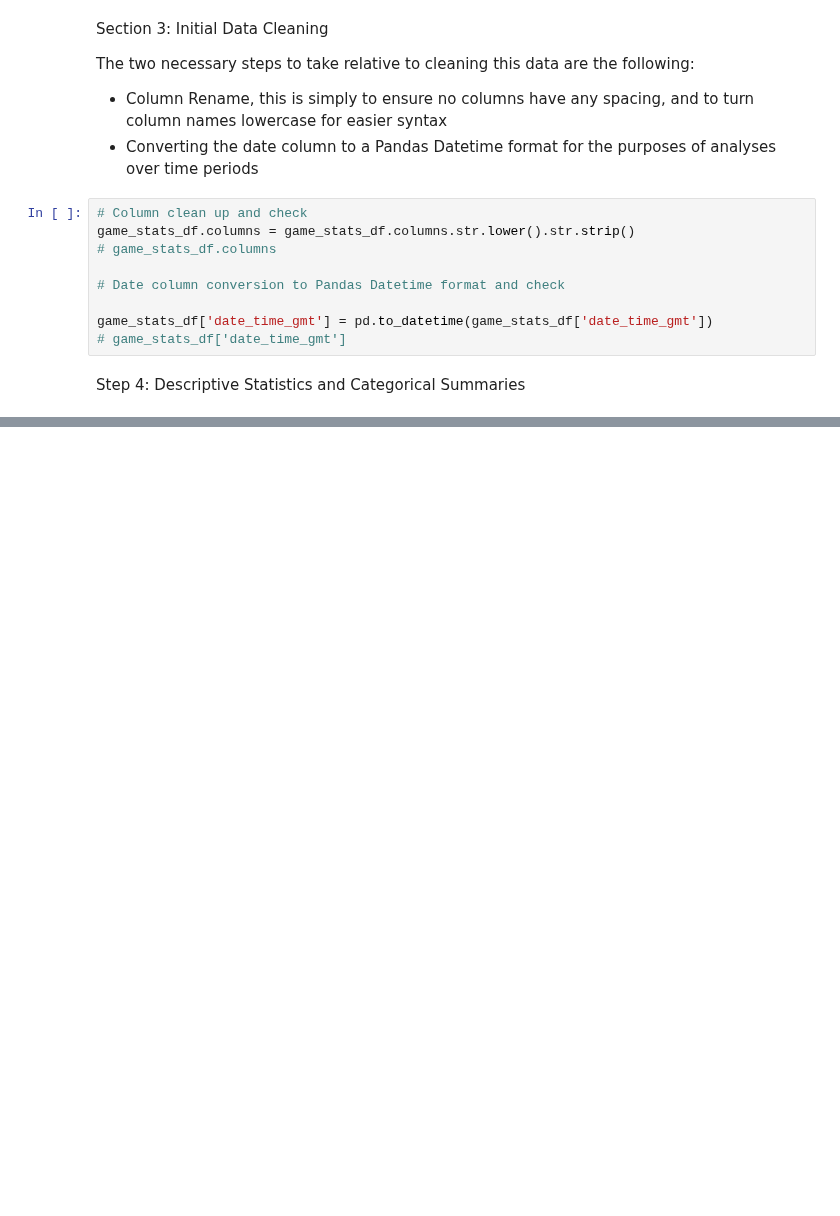
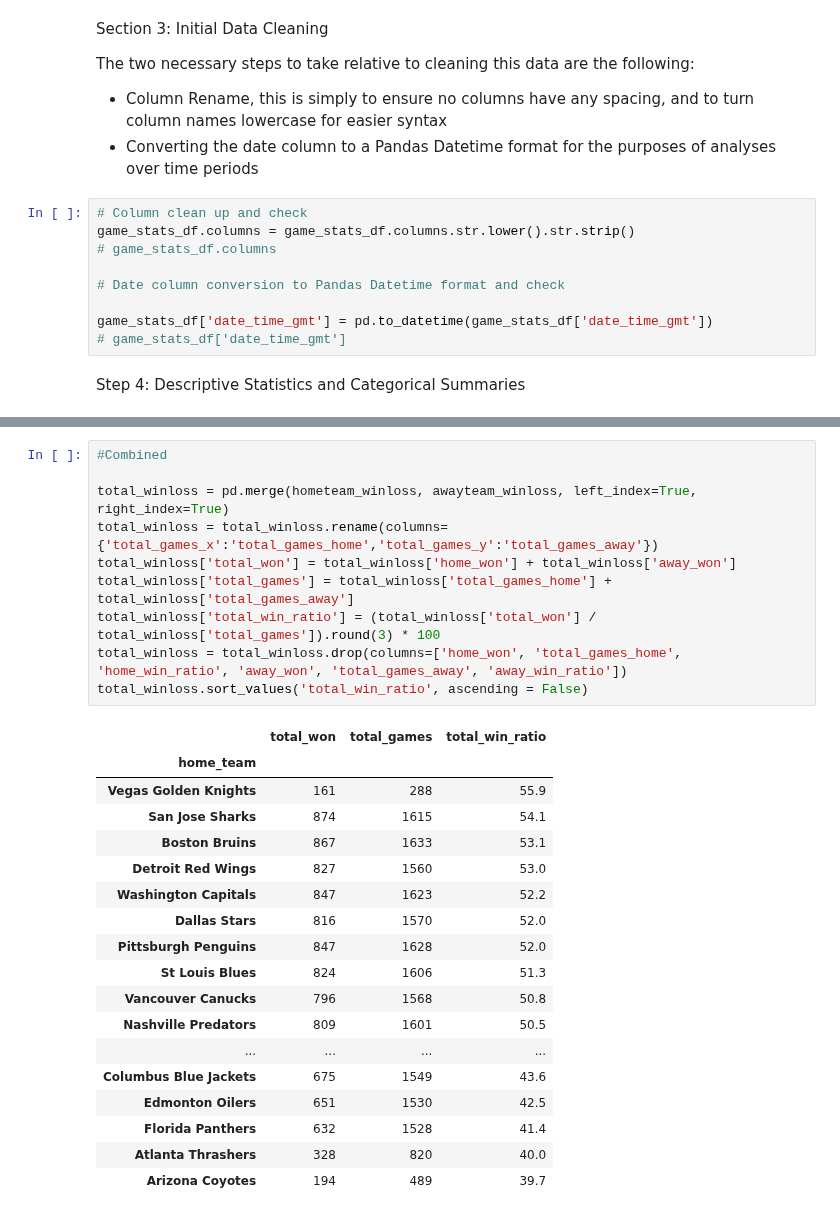
Before and after one commit to nrandazzo222/homework, a Jupyter notebook: final_project/NickRandazzo_FinalProject.ipynb, the cells around one changed output, grey strips where cells are left out. Cells and saved outputs as stored; diff of their text form; blank space fills up the shorter version.

```diff
--- a/final_project/NickRandazzo_FinalProject.ipynb
+++ b/final_project/NickRandazzo_FinalProject.ipynb
@@ -124,0 +182,29 @@ game_stats_df_numeric.describe()
+# %%
+#Combined
+
+total_winloss = pd.merge(hometeam_winloss, awayteam_winloss, left_index=True, right_index=True)
+total_winloss = total_winloss.rename(columns= {'total_games_x':'total_games_home','total_games_y':'total_games_away'})
+total_winloss['total_won'] = total_winloss['home_won'] + total_winloss['away_won']
+total_winloss['total_games'] = total_winloss['total_games_home'] + total_winloss['total_games_away']
+total_winloss['total_win_ratio'] = (total_winloss['total_won'] / total_winloss['total_games']).round(3) * 100
+total_winloss = total_winloss.drop(columns=['home_won', 'total_games_home', 'home_win_ratio', 'away_won', 'total_games_away', 'away_win_ratio'])
+total_winloss.sort_values('total_win_ratio', ascending = False)
+# %% [output]
+|  | total_won | total_games | total_win_ratio |
+| home_team |  |  |  |
+| Vegas Golden Knights | 161 | 288 | 55.9 |
+| San Jose Sharks | 874 | 1615 | 54.1 |
+| Boston Bruins | 867 | 1633 | 53.1 |
+| Detroit Red Wings | 827 | 1560 | 53.0 |
+| Washington Capitals | 847 | 1623 | 52.2 |
+| Dallas Stars | 816 | 1570 | 52.0 |
+| Pittsburgh Penguins | 847 | 1628 | 52.0 |
+| St Louis Blues | 824 | 1606 | 51.3 |
+| Vancouver Canucks | 796 | 1568 | 50.8 |
+| Nashville Predators | 809 | 1601 | 50.5 |
+| ... | ... | ... | ... |
+| Columbus Blue Jackets | 675 | 1549 | 43.6 |
+| Edmonton Oilers | 651 | 1530 | 42.5 |
+| Florida Panthers | 632 | 1528 | 41.4 |
+| Atlanta Thrashers | 328 | 820 | 40.0 |
+| Arizona Coyotes | 194 | 489 | 39.7 |
```
Also changed, not shown: parts of 2 cells of this notebook.
